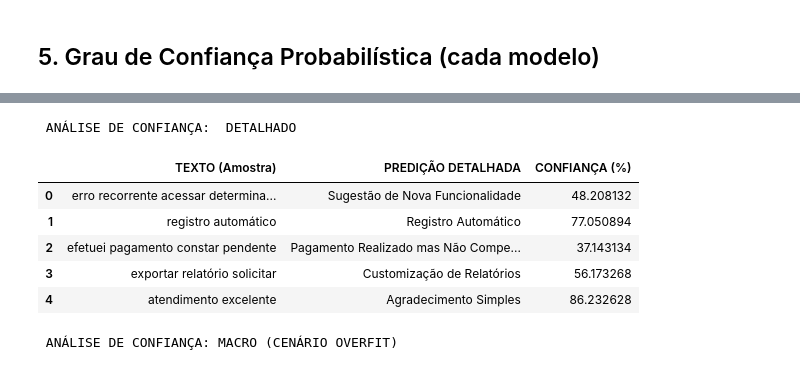
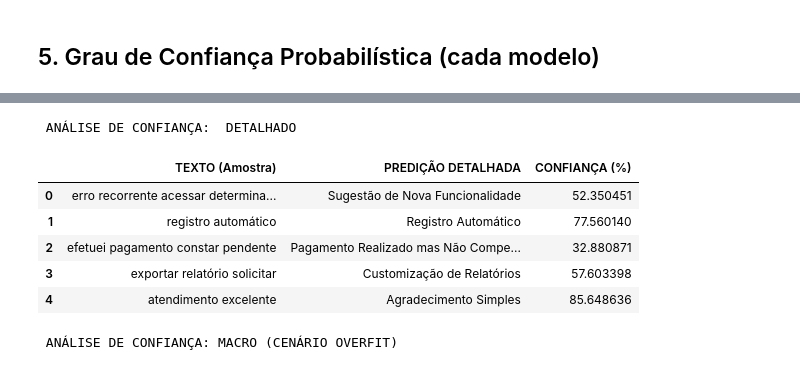
Before and after one commit to igoramaralms/case_KURIER, a Jupyter notebook: 03_modeling.ipynb, the cells around one changed output, grey strips where cells are left out. Drawn from its saved outputs; the diff is of its cells as text; code cells hidden in the pictures.

```diff
--- a/03_modeling.ipynb
+++ b/03_modeling.ipynb
@@ -366,30 +368,30 @@ display(df_macro_conf[['TEXTO (Amostra)', 'PREDIÇÃO MACRO', 'CONFIANÇA (%)']]
 # %%
-svc_base = LinearSVC(C=0.1, random_state=42)
+svc_base = LinearSVC(random_state=42)
 modelo_det_calibrado = Pipeline([
-    ('tfidf', TfidfVectorizer(ngram_range=(1,1), max_features=1000)),
+    ('tfidf', TfidfVectorizer(max_features=5000)),
     ('clf', CalibratedClassifierCV(svc_base, cv=3))
 ])
 
 modelo_det_calibrado.fit(X_train_text, y_train_det)
 
 probs_det = modelo_det_calibrado.predict_proba(X_test_text)
 classes_det = modelo_det_calibrado.classes_
 
 df_det_conf = pd.DataFrame(probs_det[:5], columns=classes_det)
 df_det_conf['TEXTO (Amostra)'] = [str(x) for x in X_test_text.iloc[:5].values]
 df_det_conf['PREDIÇÃO DETALHADA'] = modelo_det_calibrado.predict(X_test_text[:5])
 df_det_conf['CONFIANÇA (%)'] = df_det_conf[classes_det].max(axis=1) * 100
 
 print("\n ANÁLISE DE CONFIANÇA:  DETALHADO")
 display(df_det_conf[['TEXTO (Amostra)', 'PREDIÇÃO DETALHADA', 'CONFIANÇA (%)']])
 # %% [output]
  ANÁLISE DE CONFIANÇA:  DETALHADO
 |  | TEXTO (Amostra) | PREDIÇÃO DETALHADA | CONFIANÇA (%) |
-| 0 | erro recorrente acessar determina... | Sugestão de Nova Funcionalidade | 48.208132 |
-| 1 | registro automático | Registro Automático | 77.050894 |
-| 2 | efetuei pagamento constar pendente | Pagamento Realizado mas Não Compe... | 37.143134 |
-| 3 | exportar relatório solicitar | Customização de Relatórios | 56.173268 |
-| 4 | atendimento excelente | Agradecimento Simples | 86.232628 |
+| 0 | erro recorrente acessar determina... | Sugestão de Nova Funcionalidade | 52.350451 |
+| 1 | registro automático | Registro Automático | 77.560140 |
+| 2 | efetuei pagamento constar pendente | Pagamento Realizado mas Não Compe... | 32.880871 |
+| 3 | exportar relatório solicitar | Customização de Relatórios | 57.603398 |
+| 4 | atendimento excelente | Agradecimento Simples | 85.648636 |
 # %%
 svc_macro_base = LinearSVC(random_state=42)
 pipe_macro_calibrado = Pipeline([
```
Also changed, not shown: parts of 6 cells of this notebook, 5 other files.
